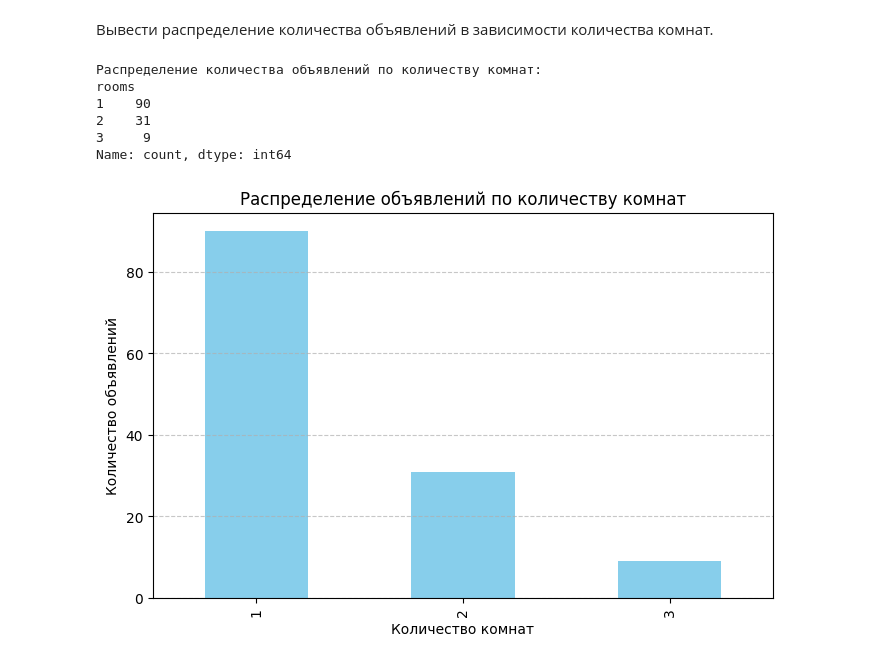
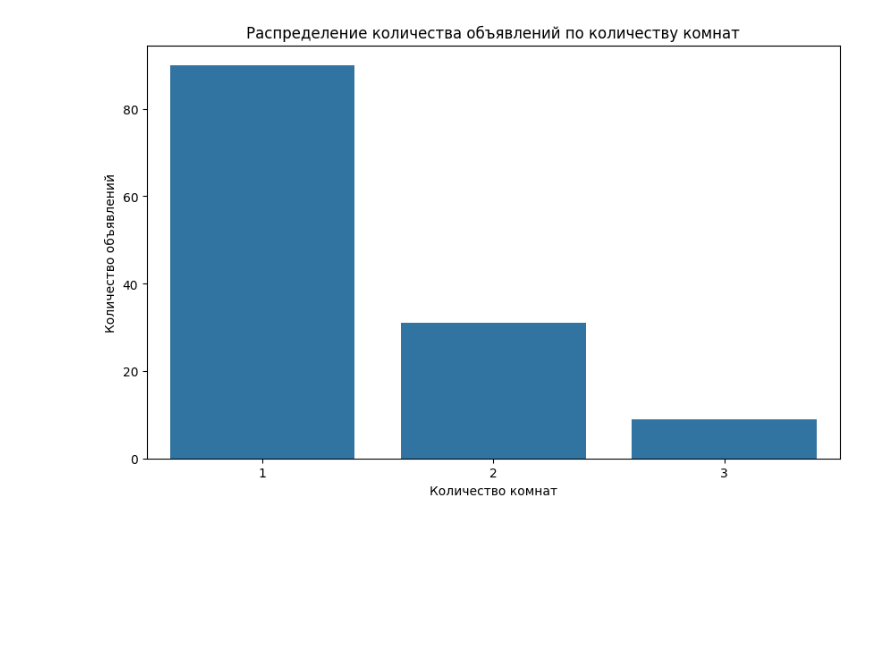
Before and after one commit to N1kZet/Big-data, a Jupyter notebook: Pr12/Pr12_Var5.ipynb, the cells around one changed output. Cells and saved outputs as stored; diff of their text form; code cells hidden in the pictures; blank space fills up the shorter version.

```diff
--- a/Pr12/Pr12_Var5.ipynb
+++ b/Pr12/Pr12_Var5.ipynb
@@ -19,0 +4,29 @@ df.head()
+# %%
+# Импорт необходимых библиотек
+import numpy as np
+import pandas as pd
+import matplotlib.pyplot as plt
+import scipy.stats as stats
+import seaborn as sns
+import statsmodels.api as sm
+import statsmodels.formula.api as smf
+from scipy.stats import mannwhitneyu
+
+# 1. Подгрузка данных
+try:
+    # Указываем разделитель как точку с запятой
+    fl = pd.read_csv('/home/Rent.csv', sep=';')
+    print("Данные успешно загружены")
+    print(f"Всего строк: {len(fl)}")
+except FileNotFoundError:
+    print("Файл Rent.csv не найден. Убедитесь, что файл находится в правильной директории.")
+    exit()
+
+# # Альтернативный вариант с использованием формул
+# print("\nРегрессионная модель с использованием формул:")
+# model_formula = smf.ols(formula='rent ~ rooms', data=fl).fit()
+# print(model_formula.summary())
+
+# # Дополнительный анализ: корреляция между переменными
+# print("\nМатрица корреляций:")
+# print(fl.corr())
@@ -49,31 +73,10 @@ plt.show()
-# %% [markdown]
-Вывести распределение количества объявлений в зависимости количества
-комнат.
-# %%
-import pandas as pd
-import matplotlib.pyplot as plt
-
-# Получение распределения количества объявлений по количеству комнат
-room_distribution = df['rooms'].value_counts().sort_index()
-
-# Вывод распределения
-print("Распределение количества объявлений по количеству комнат:")
-print(room_distribution)
-
-# Визуализация распределения
-plt.figure(figsize=(8, 5))
-room_distribution.plot(kind='bar', color='skyblue')
-plt.title('Распределение объявлений по количеству комнат')
-plt.xlabel('Количество комнат')
-plt.ylabel('Количество объявлений')
-plt.xticks(rotation=0)
-plt.grid(axis='y', linestyle='--', alpha=0.7)
-plt.show()
-# %% [output]
-Распределение количества объявлений по количеству комнат:
-rooms
-1    90
-2    31
-3     9
-Name: count, dtype: int64
-[figure, removed]
+# %%
+# 4. Визуализация данных (Вариант 5: распределение количества объявлений в зависимости от количества комнат)
+plt.figure(figsize=(10, 6))
+sns.countplot(x='rooms', data=fl)
+plt.title('Распределение количества объявлений по количеству комнат')
+plt.xlabel('Количество комнат')
+plt.ylabel('Количество объявлений')
+plt.show()
+# %% [output]
+[figure, added]
```
Also changed, not shown: parts of 14 cells of this notebook.
